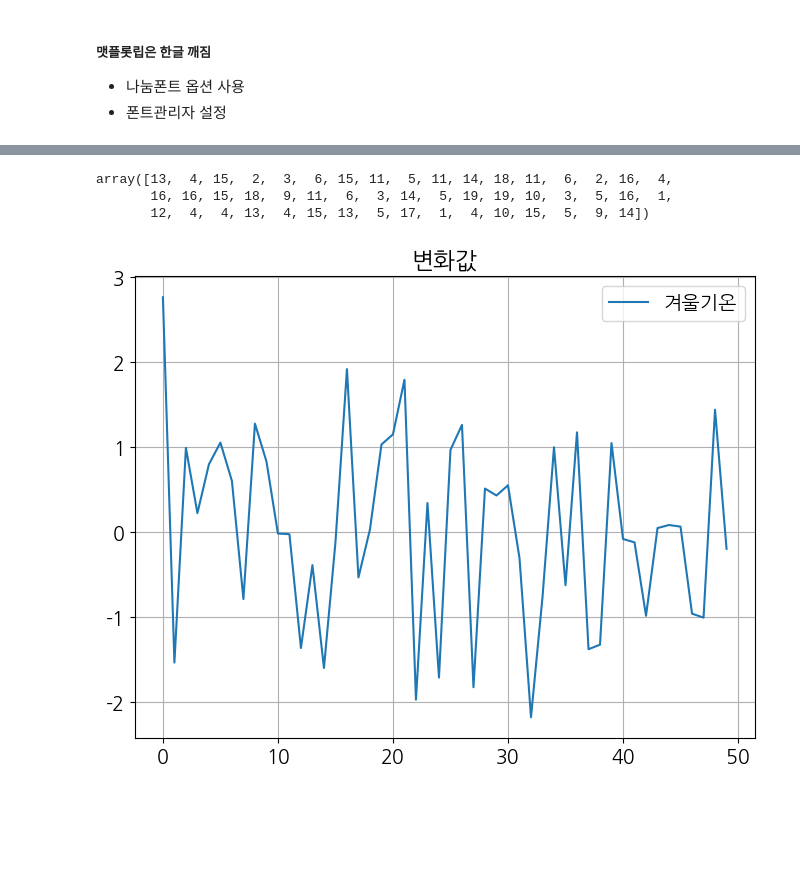
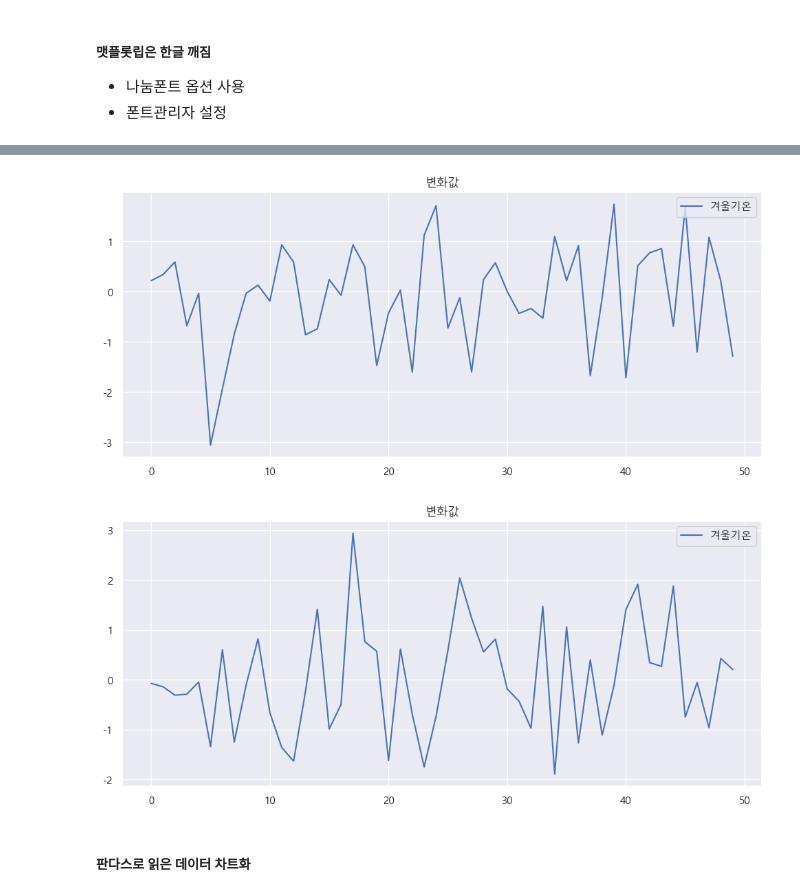
Before and after one commit to c9yu/Iot-bigdata-2024, a Jupyter notebook: day01/bda03_matplotlib_basic.ipynb, the cells around one changed output, grey strips where cells are left out. Drawn from its saved outputs; the diff is of its cells as text; code cells hidden in the pictures; blank space fills up the shorter version.

```diff
--- a/day01/bda03_matplotlib_basic.ipynb
+++ b/day01/bda03_matplotlib_basic.ipynb
@@ -42,8 +58,8 @@ import matplotlib.pyplot as plt # plt로 줄여씀
 from matplotlib import rcParams, font_manager, rc
 import warnings
 
-# 나눔폰트 경로
-font_path = 'C:/Windows/Fonts/NanumGothic.ttf'
+# 맑은고딕으로 변경
+font_path = 'C:/Windows/Fonts/malgun.ttf'
 font = font_manager.FontProperties(fname=font_path, size=10).get_name()
 
 # waring 표시 끄기
@@ -79,10 +100,3 @@ array([ 1.26544544, -0.34859415, -0.40329999,  0.81323521, -0.89249051,
-# %%
-# 정수
-np.random.randint(1, 20, size=50)
-# %% [output]
-array([13,  4, 15,  2,  3,  6, 15, 11,  5, 11, 14, 18, 11,  6,  2, 16,  4,
-       16, 16, 15, 18,  9, 11,  6,  3, 14,  5, 19, 19, 10,  3,  5, 16,  1,
-       12,  4,  4, 13,  4, 15, 13,  5, 17,  1,  4, 10, 15,  5,  9, 14])
 # %%
 ## 차트 생성
 plt.plot(np.random.randn(50), label='겨울기온')
@@ -90,4 +104,22 @@ plt.title('변화값')
 plt.legend(loc='upper right')
 plt.show()
 # %% [output]
-[figure, old version]
+[figure, new version]
+# %%
+import numpy as np
+import seaborn as sns
+
+# style => dark, darkgrid, white, whitegrid, ticks
+# Seaboarn 사용시는 나눔고딕이 안됨. 맑은 고딕
+sns.set(font='Malgun Gothic', rc={'axes.unicode_minus':False}, style='darkgrid')
+# 스타일을 한번 지정하면 그 뒤 모든 차트는 시본 스타일이 적용
+# %%
+## 시본 차트 생성
+plt.plot(np.random.randn(50), label='겨울기온') # 범례용 라벨 추가
+plt.title('변화값') # 차트 제목
+plt.legend(loc='upper right') # 범례 위치
+plt.show()
+# %% [output]
+[figure, added]
+# %% [markdown]
+##### 판다스로 읽은 데이터 차트화
```
Also changed, not shown: parts of 10 cells of this notebook.
